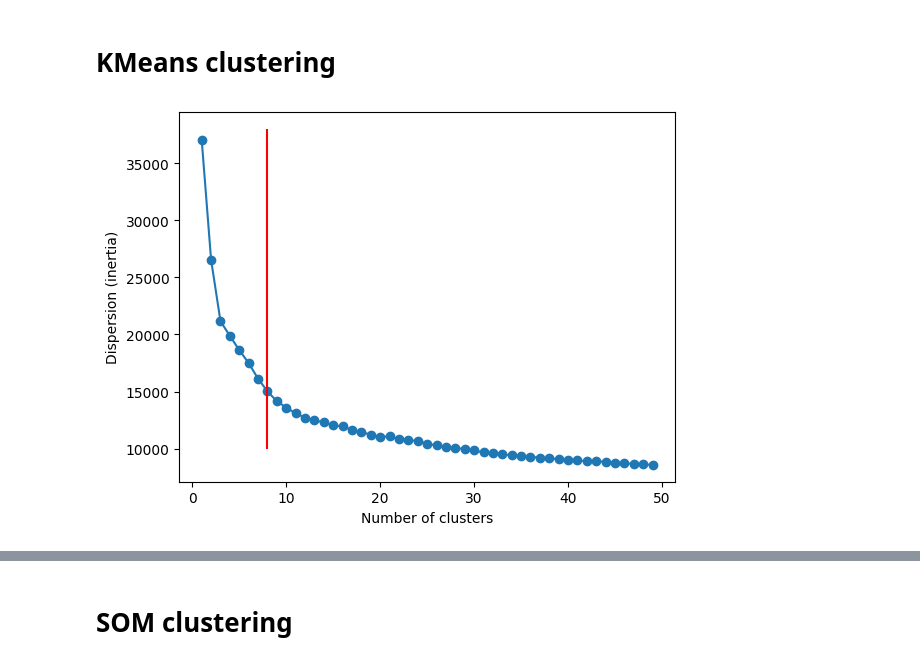
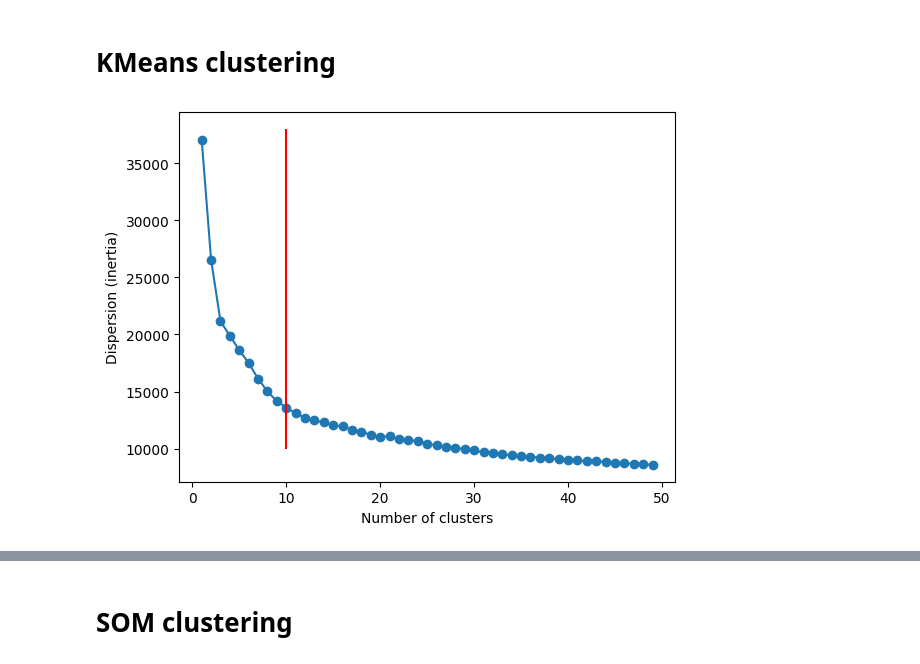
Before and after one commit to JoaoF7/Project-ML, a Jupyter notebook: Preprocessing.ipynb, the cells around one changed output, grey strips where cells are left out. Cells and saved outputs as stored; diff of their text form; code cells hidden in the pictures.

```diff
--- a/Preprocessing.ipynb
+++ b/Preprocessing.ipynb
@@ -287,10 +288,10 @@ for k in range(1, 50):
 # %%
 plt.plot(range(1, 50), dispersion, marker='o')
 plt.xlabel('Number of clusters')
 plt.ylabel('Dispersion (inertia)')
-plt.vlines(8, 10000, 38000, color='red')
+plt.vlines(10, 10000, 38000, color='red')
 plt.show()
 # %% [output]
-[figure, old version]
+[figure, new version]
 # %%
 #Plotting the silhouette graph
```
Also changed, not shown: parts of 17 cells of this notebook.
